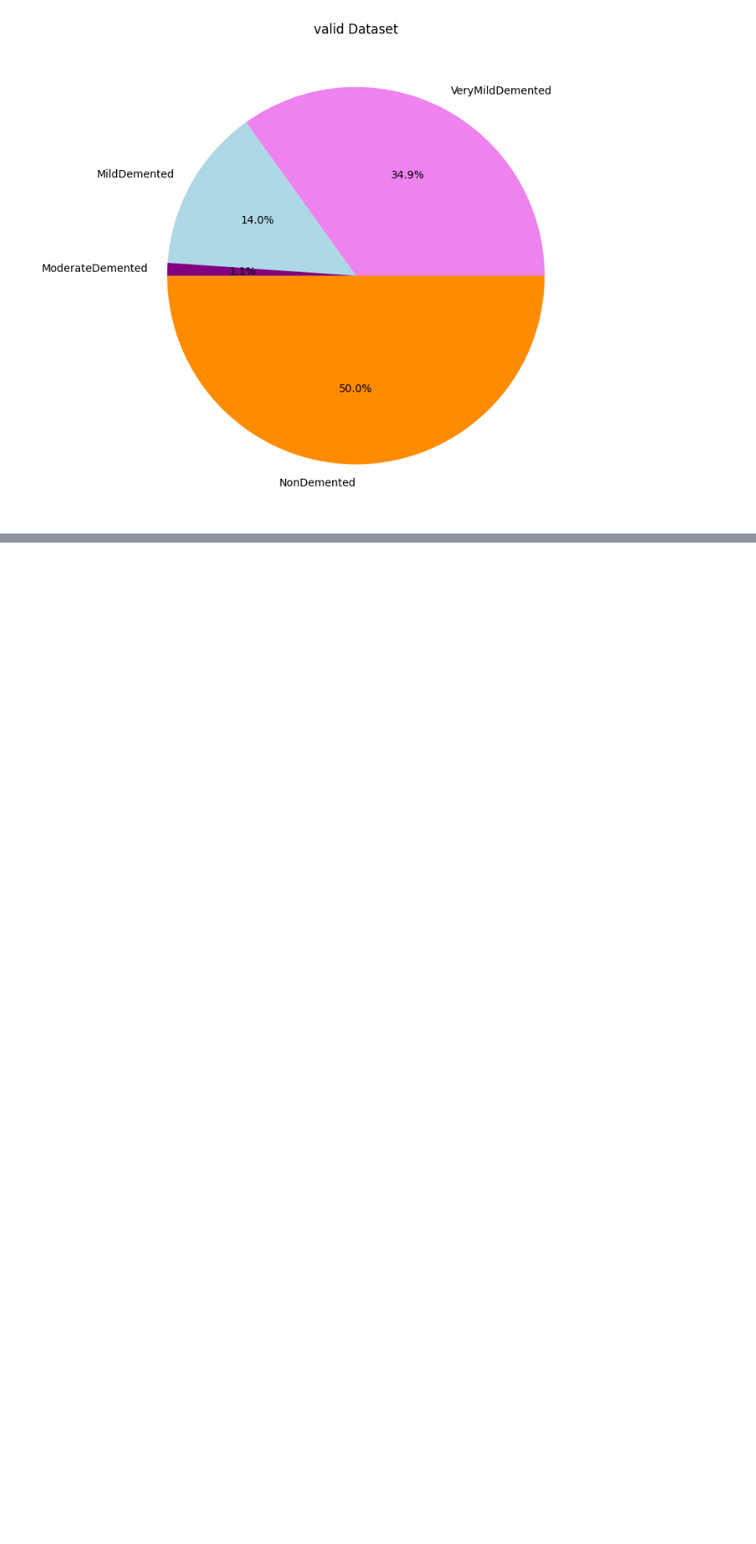
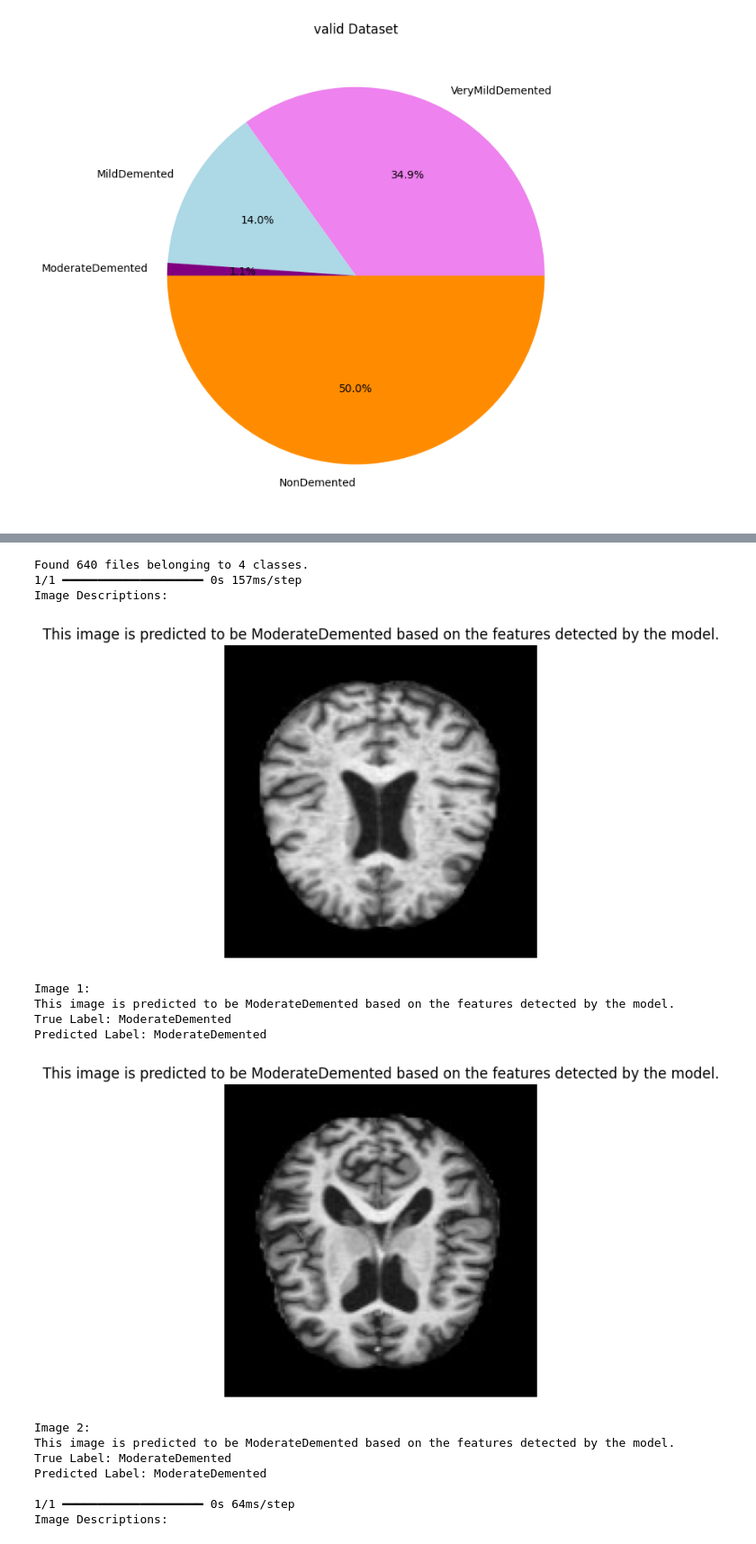
Before and after one commit to OluwatobaAdeoye/EARLY-STAGE-PREDICTION-OF-ALZHEMIER-S-DISEASE-USING-DEEP-LEARNING-ON-STRUCTURAL-MRI-DATA, a Jupyter notebook: Alzheimer_Project_(code).ipynb, the cells around one changed output, grey strips where cells are left out. Shown at 90% size. Saved outputs shown, nothing was run; the diff lists cells and outputs as text; code cells hidden in the pictures; blank space fills up the shorter version.

```diff
--- a/Alzheimer_Project_(code).ipynb
+++ b/Alzheimer_Project_(code).ipynb
@@ -381,0 +637,79 @@ plt.show()
+# %%
+
+
+# Directory paths (provided by you)
+train_dir = '/content/drive/MyDrive/Alzheimer_dataset/dir_split/train'
+test_dir = '/content/drive/MyDrive/Alzheimer_dataset/dir_split/test'
+valid_dir = '/content/drive/MyDrive/Alzheimer_dataset/dir_split/valid'
+
+# Class names based on your dataset (as you provided)
+class_names = ['NonDemented', 'VeryMildDemented', 'MildDemented', 'ModerateDemented']
+
+# Reset test_data generator to ensure we start from the beginning
+test_data = image_dataset_from_directory(test_dir, batch_size=2, image_size=(150, 150),
+                                         label_mode='categorical', shuffle=True, seed=42)
+
+# Number of random images to evaluate
+num_images = 2
+
+# Initialize a variable to count correct predictions
+correct_predictions = 0
+
+# Randomly select num_images individual images from the entire dataset
+random_images = random.sample(list(test_data.as_numpy_iterator()), num_images)
+
+# Initialize a list to store descriptions for each image
+image_descriptions = []
+
+for i, (image_batch, label_batch) in enumerate(random_images):
+    # Predict class labels for the image batch
+    predictions = model.predict(image_batch)
+
+    # Show images and display accuracy
+    print("Image Descriptions:")
+    for j in range(len(image_batch)):
+        # Get the true label (index of the class)
+        true_label = class_names[np.argmax(label_batch[j])]
+
+        # Get the predicted label (index of the predicted class)
+        predicted_label = class_names[np.argmax(predictions[j])]
+
+        # Check if the prediction is correct
+        is_correct = true_label == predicted_label
+        if is_correct:
+            correct_predictions += 1
+
+        # Generate a description for the image
+        description = f"This image is predicted to be {predicted_label} based on the features detected by the model."
+
+        image_descriptions.append(description)
+
+        # Display the image
+        plt.imshow(image_batch[j] / 255.0)  # Normalize image for display
+        plt.axis("off")
+        plt.title(description)
+        plt.show()
+
+        # Print the description
+        print(f"Image {j+1}:")
+        print(description)
+        print(f"True Label: {true_label}")
+        print(f"Predicted Label: {predicted_label}")
+        print()
+# %% [output]
+Found 640 files belonging to 4 classes.
+1/1 ━━━━━━━━━━━━━━━━━━━━ 0s 157ms/step
+Image Descriptions:
+[figure, added]
+Image 1:
+This image is predicted to be ModerateDemented based on the features detected by the model.
+True Label: ModerateDemented
+Predicted Label: ModerateDemented
+[figure, added]
+Image 2:
+This image is predicted to be ModerateDemented based on the features detected by the model.
+True Label: ModerateDemented
+Predicted Label: ModerateDemented
+
+1/1 ━━━━━━━━━━━━━━━━━━━━ 0s 64ms/step
+Image Descriptions:
```
Also changed, not shown: parts of 22 cells of this notebook.
